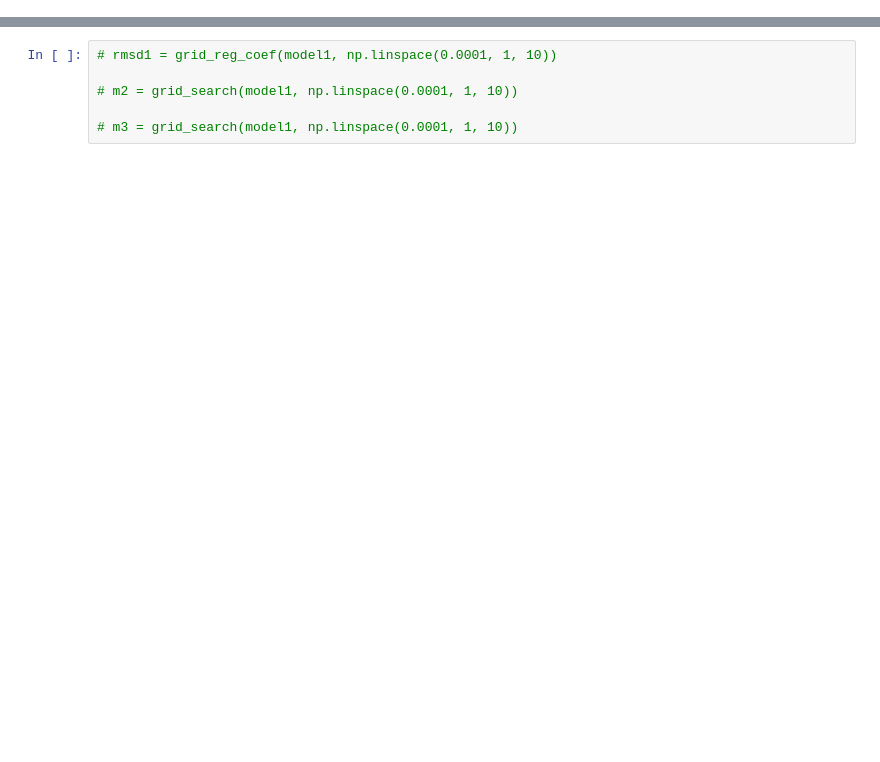
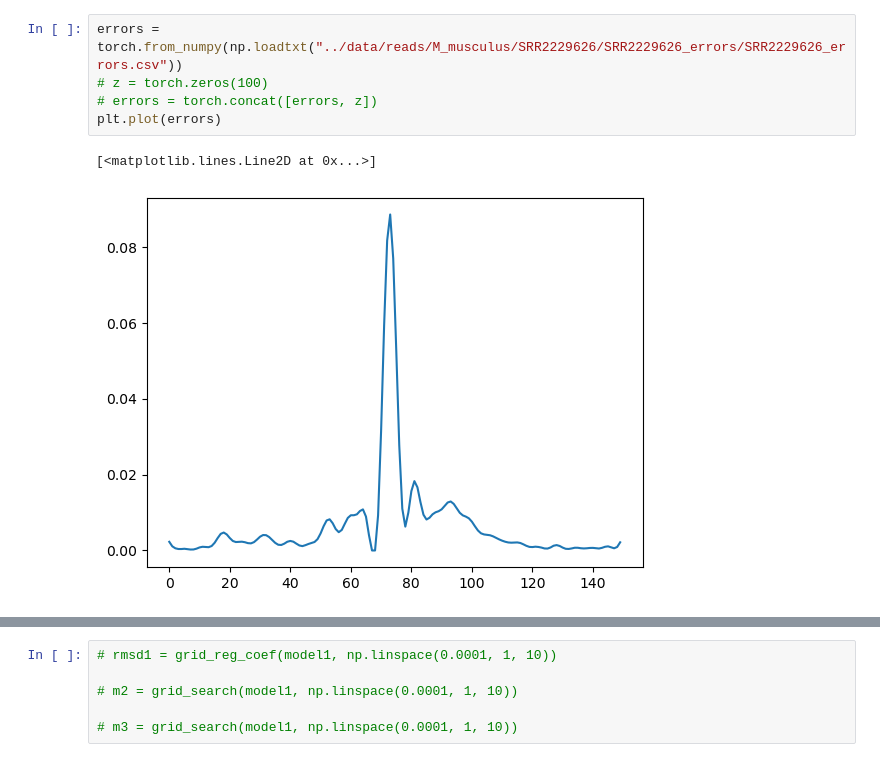
Before and after one commit to intbio/NucDPosIT, a Jupyter notebook: notebooks/fit_exo.ipynb, the cells around one changed output, grey strips where cells are left out. Cells and saved outputs as stored; diff of their text form; blank space fills up the shorter version.

```diff
--- a/notebooks/fit_exo.ipynb
+++ b/notebooks/fit_exo.ipynb
@@ -636,0 +493,8 @@ def make_template_occupancy(dyads, template):
+# %%
+errors = torch.from_numpy(np.loadtxt("../data/reads/M_musculus/SRR2229626/SRR2229626_errors/SRR2229626_errors.csv"))
+# z = torch.zeros(100)
+# errors = torch.concat([errors, z])
+plt.plot(errors)
+# %% [output]
+[<matplotlib.lines.Line2D at 0x...>]
+[figure, added]
```
Also changed, not shown: parts of 114 cells of this notebook, 20 other files.
